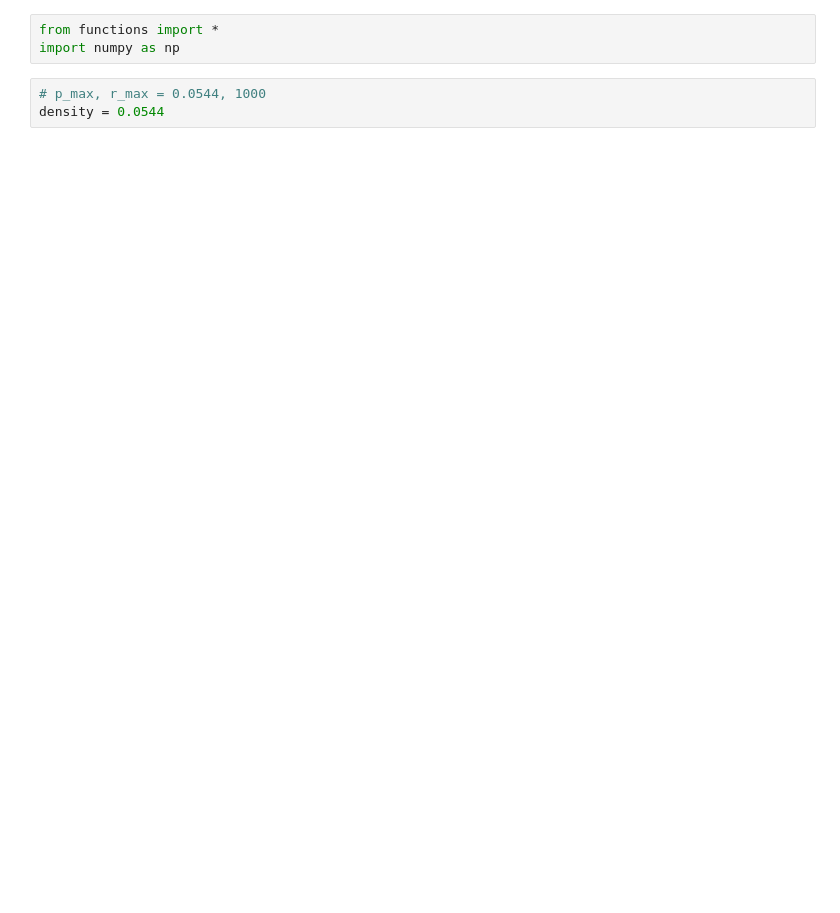
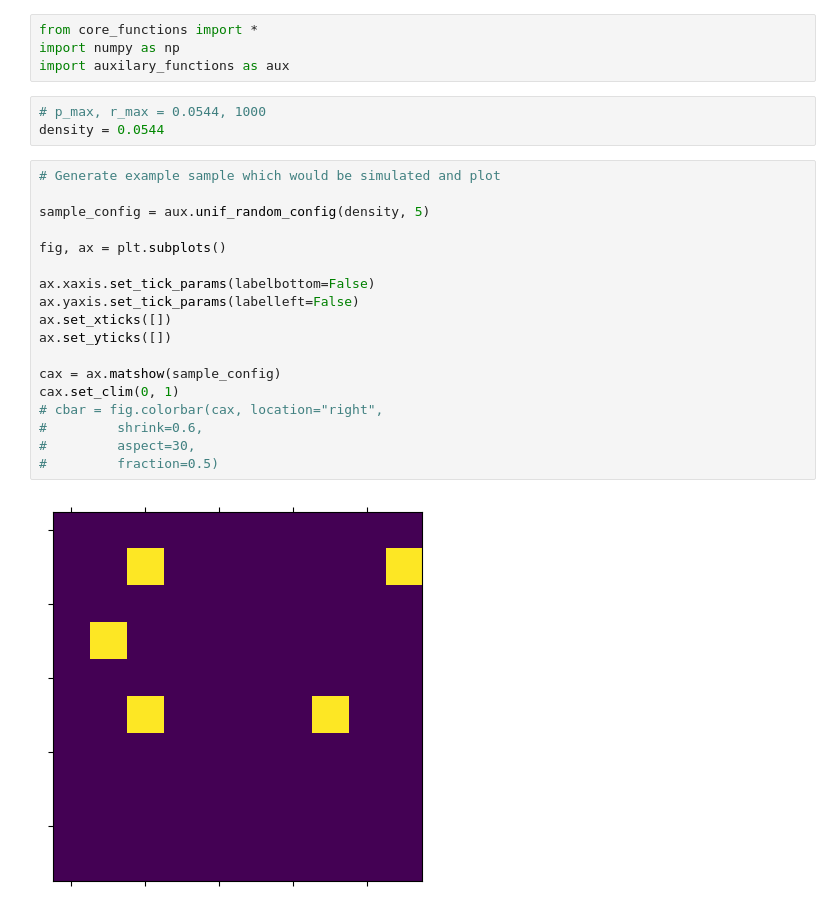
Before and after one commit to J-Coward/DipolarSpin, a Jupyter notebook: Examples/Sampling_distribution_method.ipynb, the cells around one changed output. Drawn from its saved outputs; the diff is of its cells as text; blank space fills up the shorter version.

Commit message:
Developing clatiy in examples and seperating core/auxilary functions

```diff
--- a/Examples/Sampling_distribution_method.ipynb
+++ b/Examples/Sampling_distribution_method.ipynb
@@ -1,9 +1,30 @@
 # %%
-from functions import *
+from core_functions import *
 import numpy as np
+import auxilary_functions as aux
 # %%
 # p_max, r_max = 0.0544, 1000
 density = 0.0544
+# %%
+# Generate example sample which would be simulated and plot
+
+sample_config = aux.unif_random_config(density, 5)
+
+fig, ax = plt.subplots()
+
+ax.xaxis.set_tick_params(labelbottom=False)
+ax.yaxis.set_tick_params(labelleft=False)
+ax.set_xticks([])
+ax.set_yticks([])
+
+cax = ax.matshow(sample_config)
+cax.set_clim(0, 1)
+# cbar = fig.colorbar(cax, location="right",
+#         shrink=0.6,
+#         aspect=30,
+#         fraction=0.5)
+# %% [output]
+[figure, added]
 # %%
 import time # For recording how long the simulations took
 start_time = time.time()
```
Also changed, not shown: parts of 4 cells of this notebook, 6 other files.
